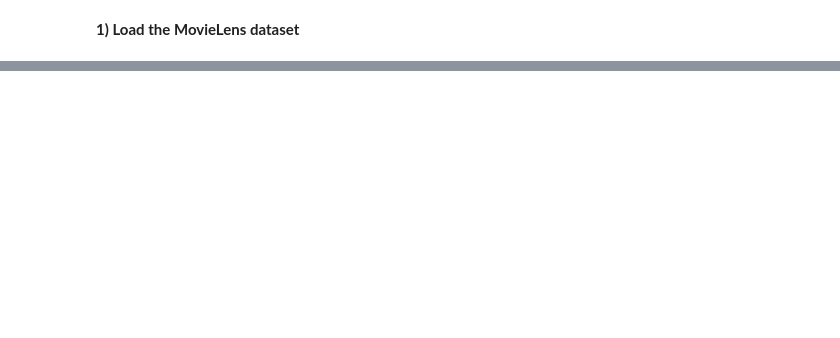
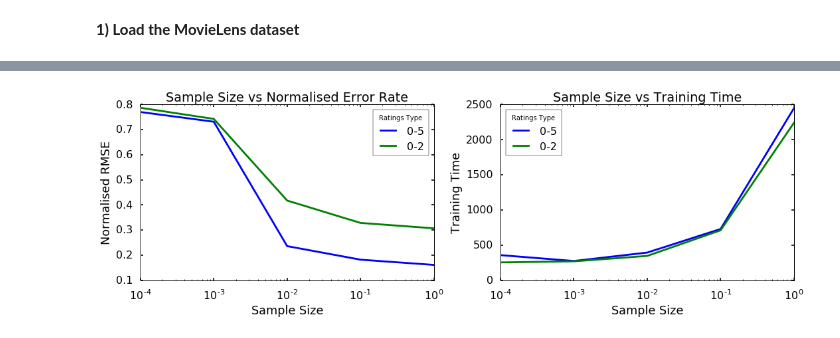
Before and after one commit to tobystaines/MovieLensBDCW, a Jupyter notebook: Coursework2.ipynb, the cells around one changed output, grey strips where cells are left out. Saved outputs shown, nothing was run; the diff lists cells and outputs as text; code cells hidden in the pictures; blank space fills up the shorter version.

```diff
--- a/Coursework2.ipynb
+++ b/Coursework2.ipynb
@@ -245,0 +449,19 @@ Other things we can do:
+# %%
+# Create a polynomial regression line for the plot
+xp = np.linspace(usersPandas['num_ratings'].min(), usersPandas['num_ratings'].max(), 100)
+pCoeff = np.polyfit(usersPandas['num_ratings'],usersPandas['RMSE'], 2)
+evaluatedCurve = np.polyval(pCoeff, usersPandas['num_ratings'])
+regLine = np.poly1d(pCoeff)
+
+
+# Plot user review count vs individual RMSE
+plt.style.use('seaborn-poster')
+fig = plt.figure()
+axes = fig.add_axes([0.1, 0.1, 0.8, 0.8])
+axes.set_xlim(0,1000)
+axes.set_ylim(0,5)
+plt.scatter(usersPandas['num_ratings'],usersPandas['RMSE'])
+plt.plot(xp,regLine(xp), 'r--')
+axes.set_title('Review Count vs RMSE')
+axes.set_xlabel('Number of Reviews by User')
+axes.set_ylabel('RMSE')
@@ -245,0 +471,32 @@ Other things we can do:
+# %%
+# Plot of error rate and training time against sample size
+
+plt.style.use('seaborn-poster')
+fig, ax = plt.subplots(1,2, figsize=(15,5))
+
+# Error rate subplot
+ax[0].plot(final_results['Sample Size'][final_results['Rating Type']=='0-5'],
+           final_results['Normalised Test RMSE'][final_results['Rating Type']=='0-5'])
+ax[0].plot(final_results['Sample Size'][final_results['Rating Type']=='0-2'],
+           final_results['Normalised Test RMSE'][final_results['Rating Type']=='0-2'])
+ax[0].set_title('Sample Size vs Normalised Error Rate')
+ax[0].set_xlabel('Sample Size')
+ax[0].set_xscale('log')
+ax[0].set_ylabel('Normalised RMSE')
+ax[0].legend(["0-5", "0-2"], title='Ratings Type')
+
+# Training time subplot
+ax[1].plot(final_results['Sample Size'][final_results['Rating Type']=='0-5'],
+           final_results['Train Time'][final_results['Rating Type']=='0-5'])
+ax[1].plot(final_results['Sample Size'][final_results['Rating Type']=='0-2'],
+           final_results['Train Time'][final_results['Rating Type']=='0-2'])
+ax[1].set_title('Sample Size vs Training Time')
+ax[1].set_xlabel('Sample Size')
+ax[1].set_xscale('log')
+ax[1].set_ylabel('Training Time')
+ax[1].legend(["0-5", "0-2"], title='Ratings Type', loc=2)
+
+fig.tight_layout()
+plt.show()
+# %% [output]
+[figure, added]
```
Also changed, not shown: parts of 45 cells of this notebook.
